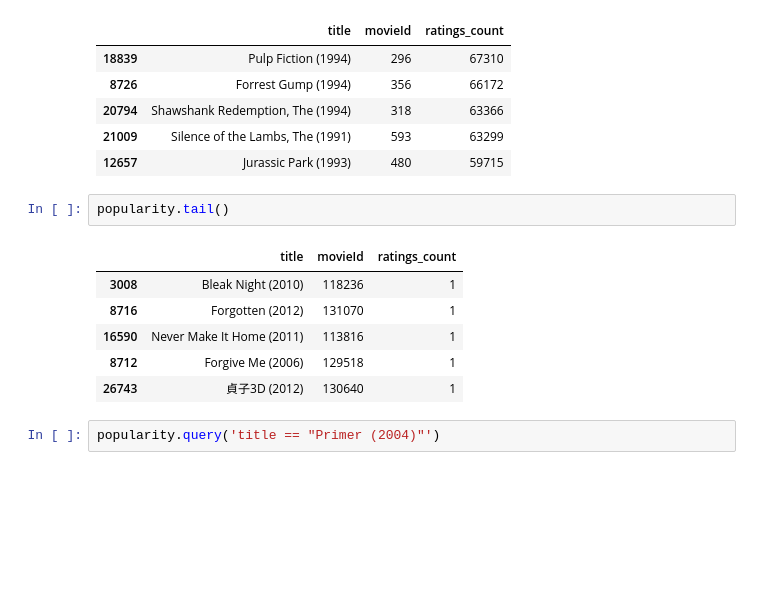
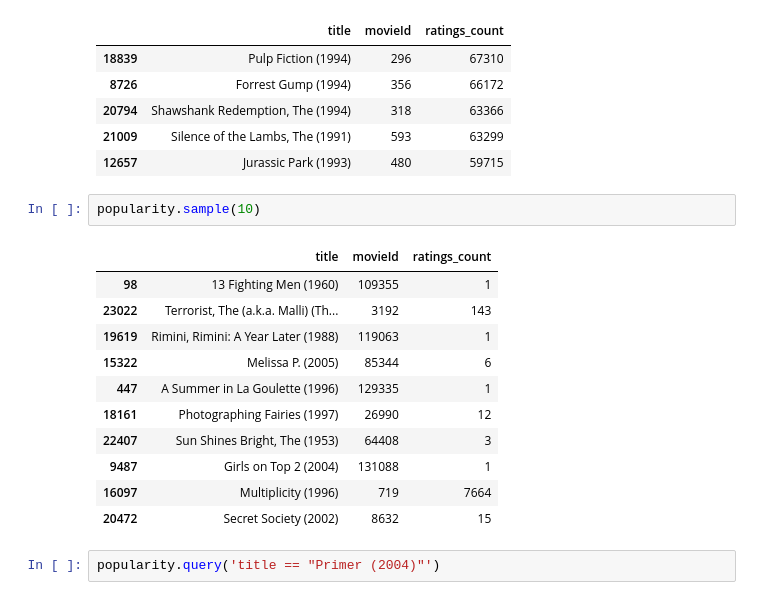
Before and after one commit to alineberry/my-movie-recommender, a Jupyter notebook: notebooks/1c-exploratory-analysis-popularity-bias.ipynb, the cells around one changed output. Cells and saved outputs as stored; diff of their text form; blank space fills up the shorter version.

```diff
--- a/notebooks/1c-exploratory-analysis-popularity-bias.ipynb
+++ b/notebooks/1c-exploratory-analysis-popularity-bias.ipynb
@@ -50,15 +50,20 @@ popularity.head()
 | 20794 | Shawshank Redemption, The (1994) | 318 | 63366 |
 | 21009 | Silence of the Lambs, The (1991) | 593 | 63299 |
 | 12657 | Jurassic Park (1993) | 480 | 59715 |
-# %%
-popularity.tail()
-# %% [output]
-|  | title | movieId | ratings_count |
-| 3008 | Bleak Night (2010) | 118236 | 1 |
-| 8716 | Forgotten (2012) | 131070 | 1 |
-| 16590 | Never Make It Home (2011) | 113816 | 1 |
-| 8712 | Forgive Me (2006) | 129518 | 1 |
-| 26743 | 貞子3D (2012) | 130640 | 1 |
+# %%
+popularity.sample(10)
+# %% [output]
+|  | title | movieId | ratings_count |
+| 98 | 13 Fighting Men (1960) | 109355 | 1 |
+| 23022 | Terrorist, The (a.k.a. Malli) (Th... | 3192 | 143 |
+| 19619 | Rimini, Rimini: A Year Later (1988) | 119063 | 1 |
+| 15322 | Melissa P. (2005) | 85344 | 6 |
+| 447 | A Summer in La Goulette (1996) | 129335 | 1 |
+| 18161 | Photographing Fairies (1997) | 26990 | 12 |
+| 22407 | Sun Shines Bright, The (1953) | 64408 | 3 |
+| 9487 | Girls on Top 2 (2004) | 131088 | 1 |
+| 16097 | Multiplicity (1996) | 719 | 7664 |
+| 20472 | Secret Society (2002) | 8632 | 15 |
 # %%
 popularity.query('title == "Primer (2004)"')
 # %% [output]
```
Also changed, not shown: parts of 3 cells of this notebook, 3 other files.
